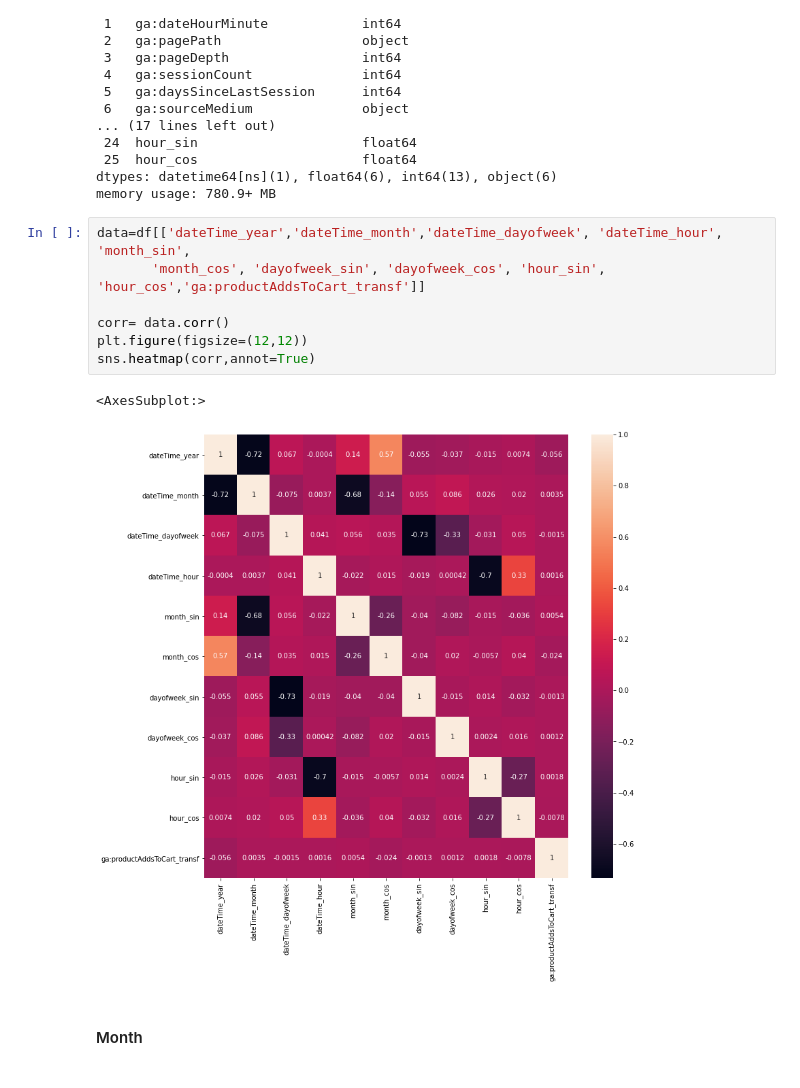
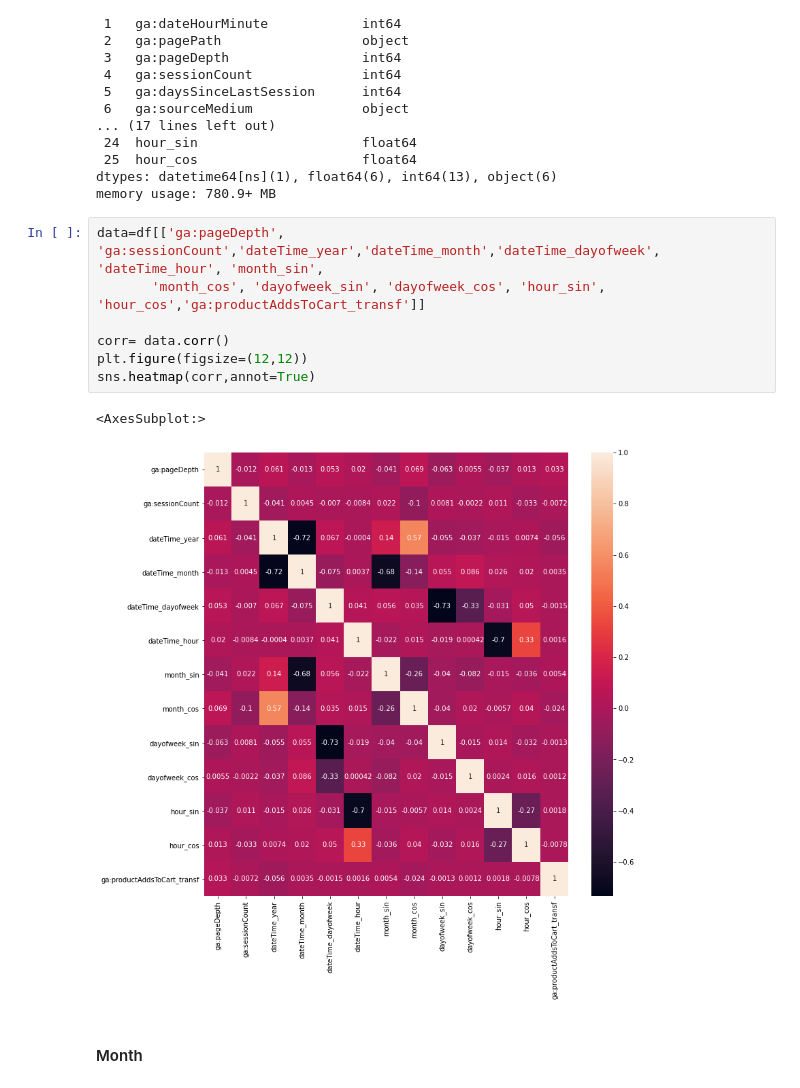
Before and after one commit to Laurajmoreno/ML_and_CRO, a Jupyter notebook: Logistic Regression partial with join_df.ipynb, the cells around one changed output. Cells and saved outputs as stored; diff of their text form.

```diff
--- a/Logistic Regression partial with join_df.ipynb
+++ b/Logistic Regression partial with join_df.ipynb
@@ -202,15 +314,15 @@ Data columns (total 26 columns):
 dtypes: datetime64[ns](1), float64(6), int64(13), object(6)
 memory usage: 780.9+ MB
 # %%
-data=df[['dateTime_year','dateTime_month','dateTime_dayofweek', 'dateTime_hour', 'month_sin',
+data=df[['ga:pageDepth', 'ga:sessionCount','dateTime_year','dateTime_month','dateTime_dayofweek', 'dateTime_hour', 'month_sin',
        'month_cos', 'dayofweek_sin', 'dayofweek_cos', 'hour_sin', 'hour_cos','ga:productAddsToCart_transf']]
 
 corr= data.corr()
 plt.figure(figsize=(12,12))
 sns.heatmap(corr,annot=True)
 # %% [output]
 <AxesSubplot:>
-[figure, old version]
+[figure, new version]
 # %% [markdown]
 #### Month
 # %% [markdown]
```
Also changed, not shown: parts of 25 cells of this notebook, 1 other file.
